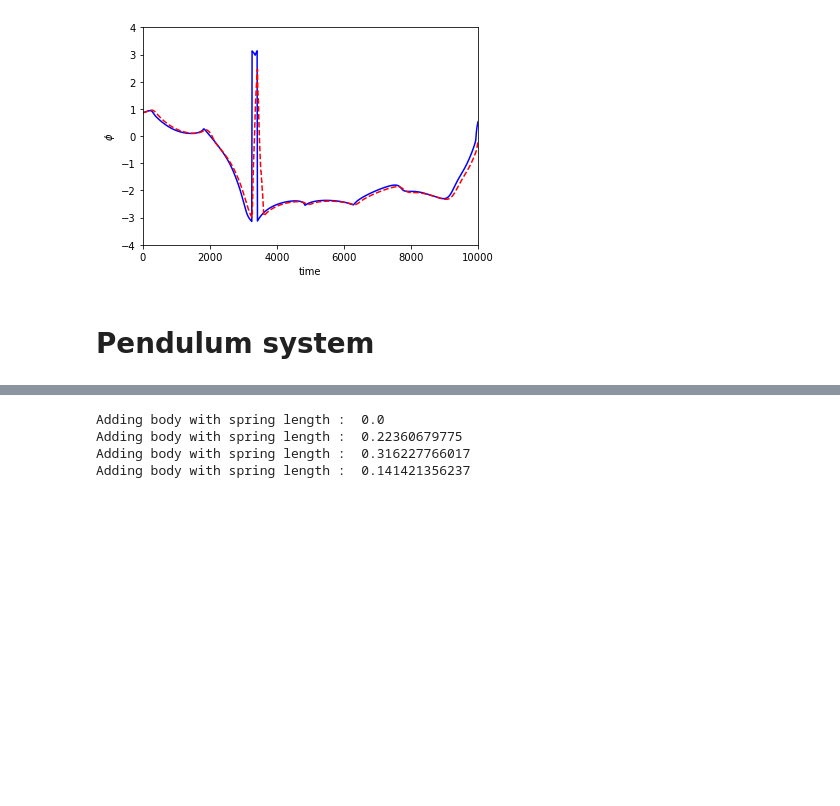
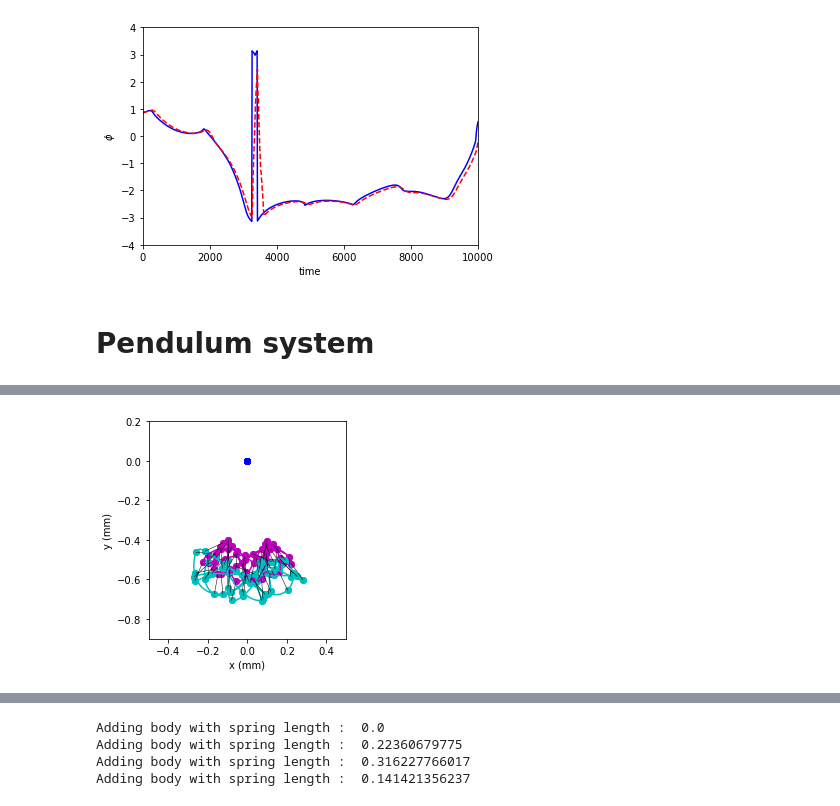
Before and after one commit to yetkinyilmaz/kepler, a Jupyter notebook: notebook.ipynb, the cells around one changed output, grey strips where cells are left out. Saved outputs shown, nothing was run; the diff lists cells and outputs as text; code cells hidden in the pictures; blank space fills up the shorter version.

```diff
--- a/notebook.ipynb
+++ b/notebook.ipynb
@@ -365,0 +419,27 @@ plt.show()
+# %%
+# Plot only every 't_res'th point, up to t_max
+t_res = 20
+t_max = n_sim
+
+ax = plt.gca()
+ax.cla() # clear things for fresh plot
+ax.cla()
+ax.set_xlim([-0.5,0.5])
+ax.set_ylim([-0.9,0.2])
+plt.axes().set_aspect('equal')
+plt.xlabel('x (mm)')
+plt.ylabel('y (mm)')
+
+plot_orbit(ax, s, 0, t_max)
+plot_orbit(ax, s, 1, t_max)
+plot_orbit(ax, s, 2, t_max)
+
+plot_position(ax, s, 0, t_res, t_max)
+plot_position(ax, s, 1, t_res, t_max)
+plot_position(ax, s, 2, t_res, t_max)
+
+plot_observation(ax,s,2,1, t_res, t_max)
+plt.savefig("orbits_pendulum_double_rare.png")
+plt.show()
+# %% [output]
+[figure, added]
```
Also changed, not shown: parts of 3 cells of this notebook, 5 other files.
